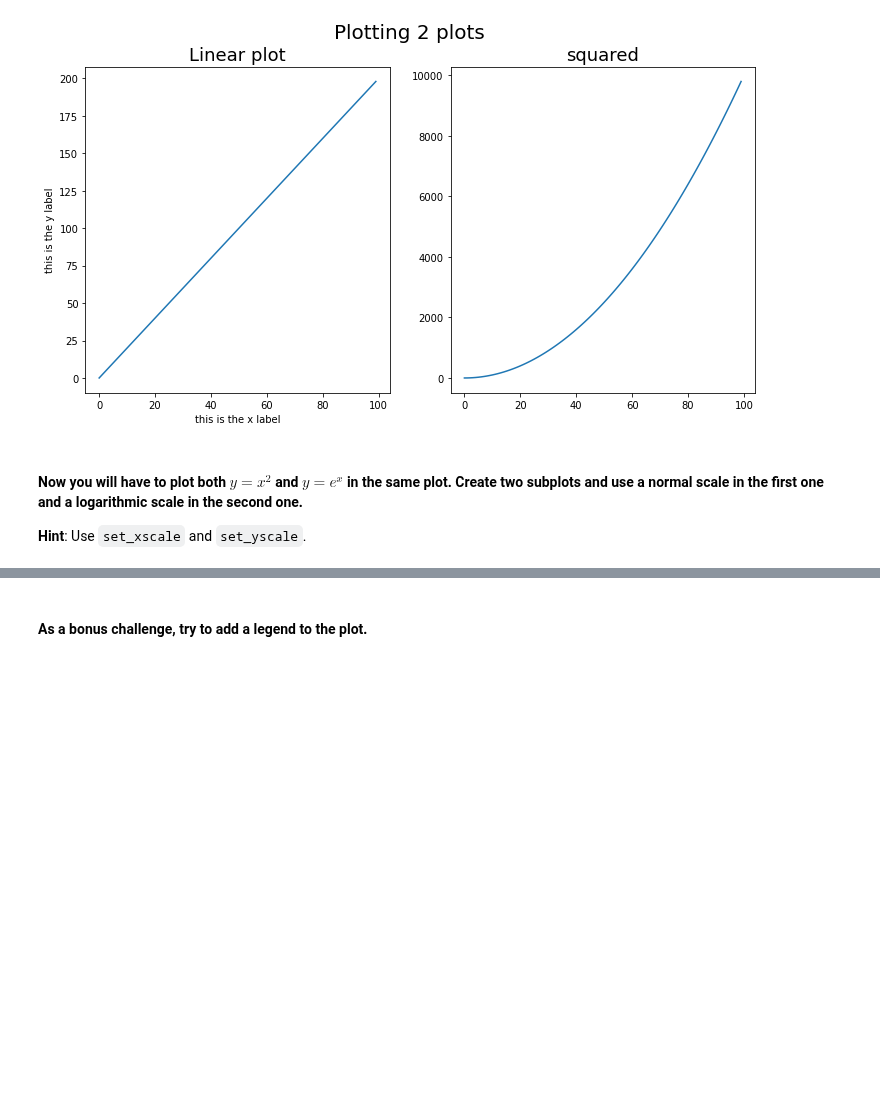
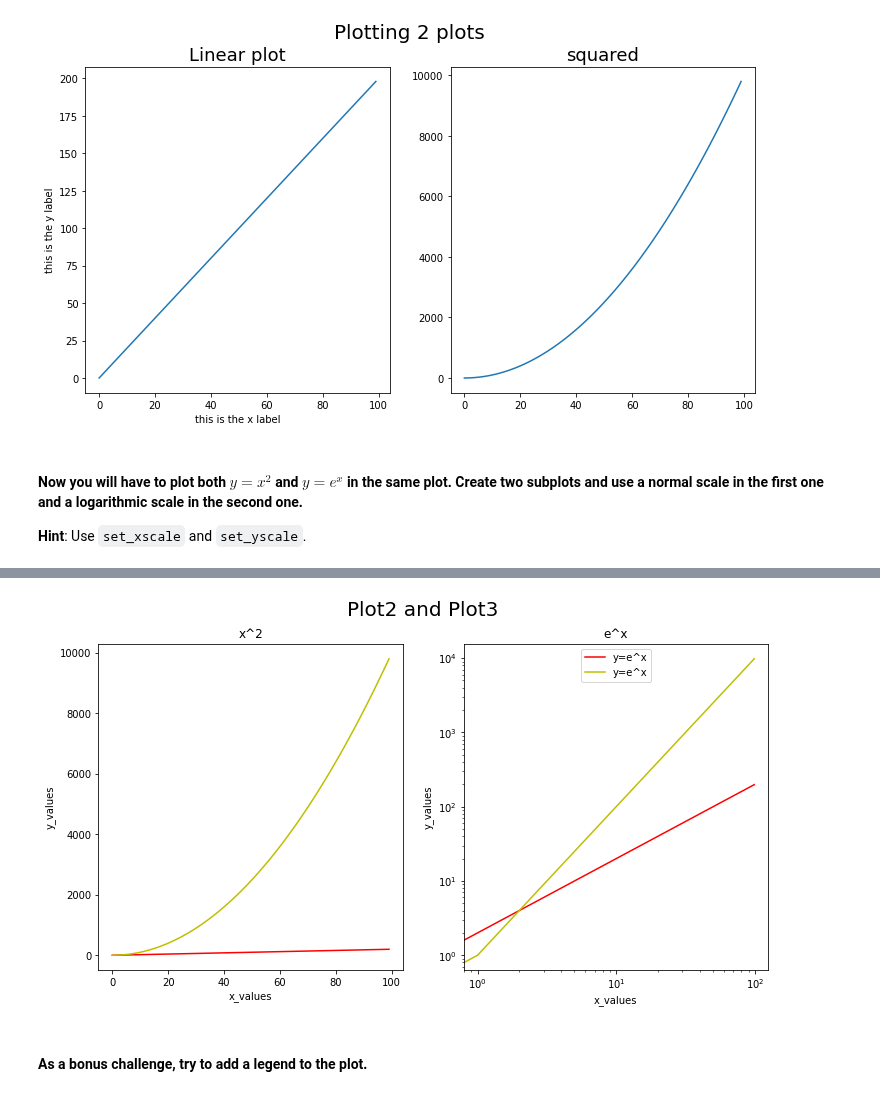
Before and after one commit to jmolendijk/dataV2-labs, a Jupyter notebook: module-2/Matplotlib-Seaborn/your-code/main.ipynb, the cells around one changed output, grey strips where cells are left out. Cells and saved outputs as stored; diff of their text form; code cells hidden in the pictures; blank space fills up the shorter version.

```diff
--- a/module-2/Matplotlib-Seaborn/your-code/main.ipynb
+++ b/module-2/Matplotlib-Seaborn/your-code/main.ipynb
@@ -96,3 +100,24 @@ plt.show()
+# %%
+#in 2 graphs:
+
+fig, [p1, p2] = plt.subplots(1,2, figsize=(12,6))
+p1.plot(x,y,'r',x,z,'y',label='x^2')
+p1.set_title('x^2')
+p1.set_xlabel('x_values')
+p1.set_ylabel('y_values')
+
+p2.plot(x,y,'r',x,z,'y',label='y=e^x')
+p2.set_title('e^x')
+p2.set_xlabel('x_values')
+p2.set_ylabel('y_values')
+p2.set_xscale('log')
+p2.set_yscale('log')
+
+fig.suptitle('Plot2 and Plot3', fontsize=20)
+plt.legend(loc='upper center')
+plt.show()
+# %% [output]
+[figure, added]
 # %% [markdown]
 #### As a bonus challenge, try to add a legend to the plot.
 # %%
```
Also changed, not shown: parts of 21 cells of this notebook.
